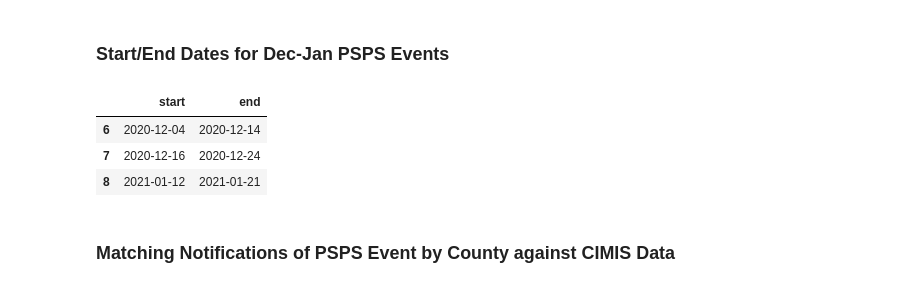
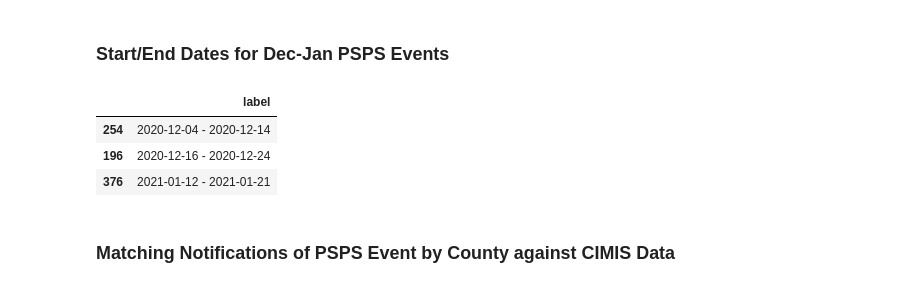
Before and after one commit to tomityrrell/psps-analysis, a Jupyter notebook: notebooks/Gluon-TS.ipynb, the cells around one changed output. Cells and saved outputs as stored; diff of their text form; code cells hidden in the pictures.

```diff
--- a/notebooks/Gluon-TS.ipynb
+++ b/notebooks/Gluon-TS.ipynb
@@ -158,13 +86,14 @@ ws_wr_ts_columns
 ### Start/End Dates for Dec-Jan PSPS Events
 # %%
 se_dates = source[["start", "end"]]
-se_dates = se_dates[~se_dates.duplicated()].sort_values(by="start").reset_index(drop=True)
-se_dates.iloc[6:]
+se_dates = se_dates[~se_dates.duplicated()].sort_values(by="start")
+se_dates["label"] = se_dates.start.astype("str") + " - " + se_dates.end.astype("str")
+se_dates.loc[se_dates.start >= "2020-12-04","label"]
 # %% [output]
-|  | start | end |
-| 6 | 2020-12-04 | 2020-12-14 |
-| 7 | 2020-12-16 | 2020-12-24 |
-| 8 | 2021-01-12 | 2021-01-21 |
+|  | label |
+| 254 | 2020-12-04 - 2020-12-14 |
+| 196 | 2020-12-16 - 2020-12-24 |
+| 376 | 2021-01-12 - 2021-01-21 |
 # %% [markdown]
 ### Matching Notifications of PSPS Event by County against CIMIS Data
 # %%
```
Also changed, not shown: parts of 50 cells of this notebook, 10 other files.
